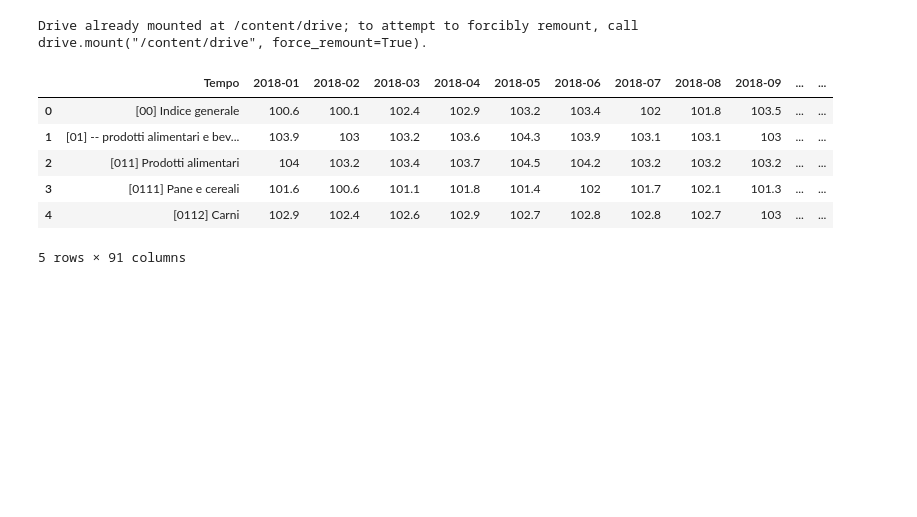
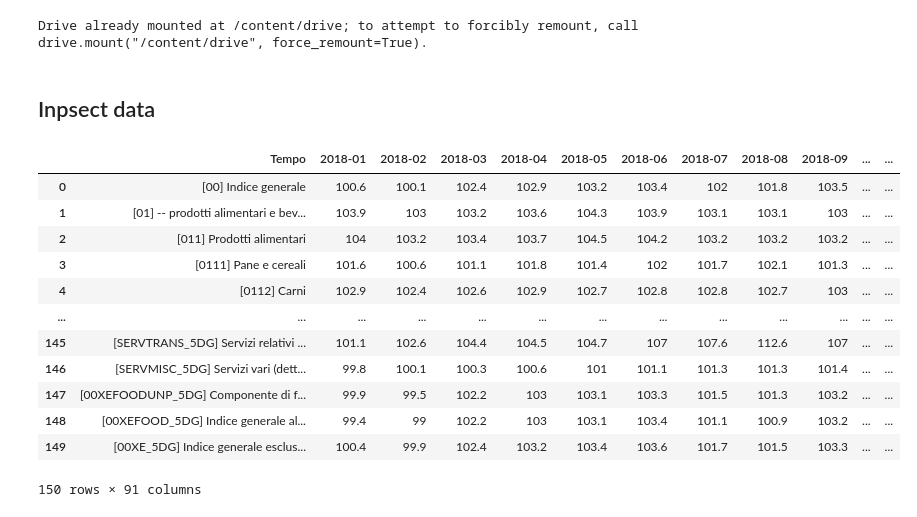
Before and after one commit to Basics2022/bbooks-financial-edu, a Jupyter notebook: code/notebooks/inflation.ipynb, the cells around one changed output. Drawn from its saved outputs; the diff is of its cells as text; code cells hidden in the pictures; blank space fills up the shorter version.

```diff
--- a/code/notebooks/inflation.ipynb
+++ b/code/notebooks/inflation.ipynb
@@ -46,13 +47,21 @@ for kdf, idf in df.items():
     idf = idf.transpose()
     idf = idf.rename(columns={'index': 'Tempo'})
+# %% [markdown]
+## Inpsect data
 # %%
-df['prices'].head()
+df['prices']
 # %% [output]
 |  | Tempo | 2018-01 | 2018-02 | 2018-03 | 2018-04 | 2018-05 | 2018-06 | 2018-07 | 2018-08 | 2018-09 | ... | ... |
 | 0 | [00] Indice generale | 100.6 | 100.1 | 102.4 | 102.9 | 103.2 | 103.4 | 102 | 101.8 | 103.5 | ... | ... |
 | 1 | [01] -- prodotti alimentari e bev... | 103.9 | 103 | 103.2 | 103.6 | 104.3 | 103.9 | 103.1 | 103.1 | 103 | ... | ... |
 | 2 | [011] Prodotti alimentari | 104 | 103.2 | 103.4 | 103.7 | 104.5 | 104.2 | 103.2 | 103.2 | 103.2 | ... | ... |
 | 3 | [0111] Pane e cereali | 101.6 | 100.6 | 101.1 | 101.8 | 101.4 | 102 | 101.7 | 102.1 | 101.3 | ... | ... |
 | 4 | [0112] Carni | 102.9 | 102.4 | 102.6 | 102.9 | 102.7 | 102.8 | 102.8 | 102.7 | 103 | ... | ... |
+| ... | ... | ... | ... | ... | ... | ... | ... | ... | ... | ... | ... | ... |
+| 145 | [SERVTRANS_5DG] Servizi relativi ... | 101.1 | 102.6 | 104.4 | 104.5 | 104.7 | 107 | 107.6 | 112.6 | 107 | ... | ... |
+| 146 | [SERVMISC_5DG] Servizi vari (dett... | 99.8 | 100.1 | 100.3 | 100.6 | 101 | 101.1 | 101.3 | 101.3 | 101.4 | ... | ... |
+| 147 | [00XEFOODUNP_5DG] Componente di f... | 99.9 | 99.5 | 102.2 | 103 | 103.1 | 103.3 | 101.5 | 101.3 | 103.2 | ... | ... |
+| 148 | [00XEFOOD_5DG] Indice generale al... | 99.4 | 99 | 102.2 | 103 | 103.1 | 103.4 | 101.1 | 100.9 | 103.2 | ... | ... |
+| 149 | [00XE_5DG] Indice generale esclus... | 100.4 | 99.9 | 102.4 | 103.2 | 103.4 | 103.6 | 101.7 | 101.5 | 103.3 | ... | ... |
-5 rows × 91 columns
+150 rows × 91 columns
 # %%
```
Also changed, not shown: parts of 29 cells of this notebook, 1 other file.
